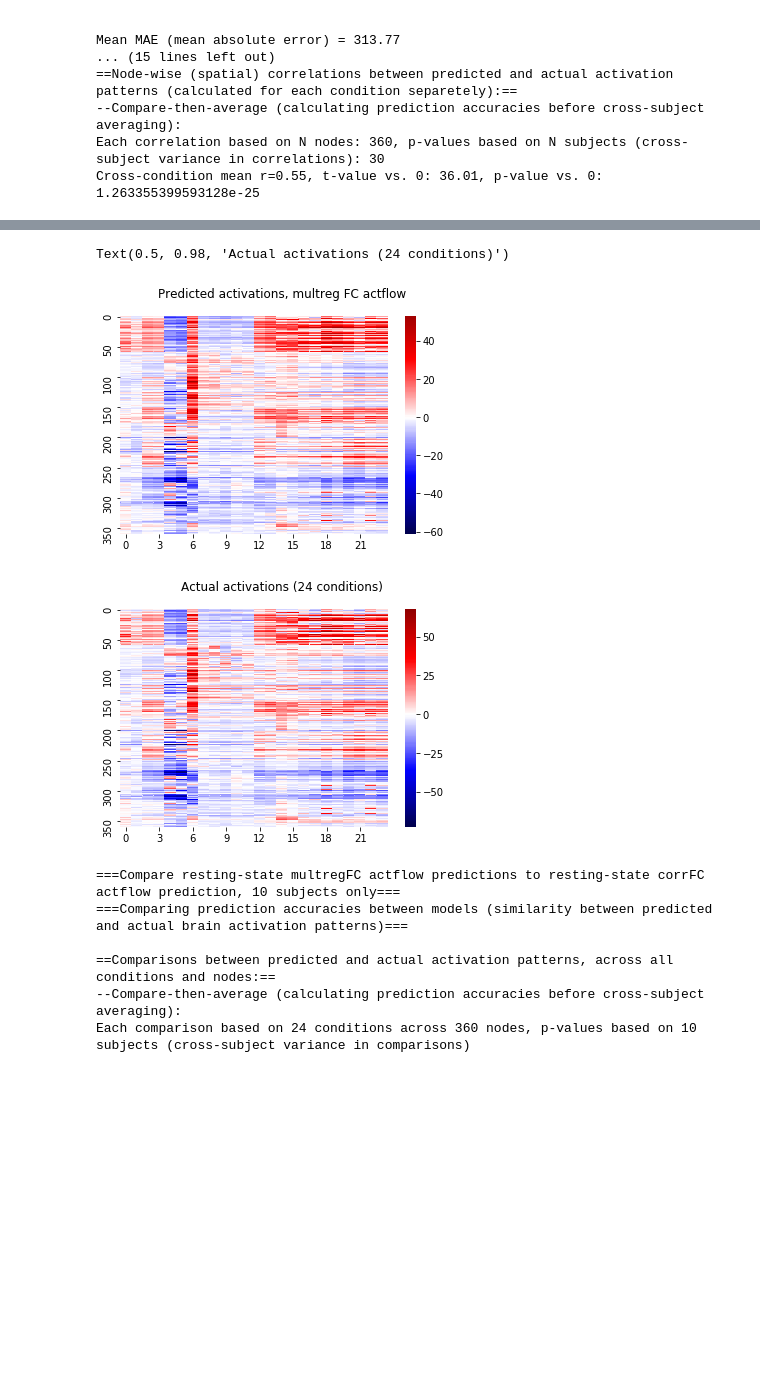
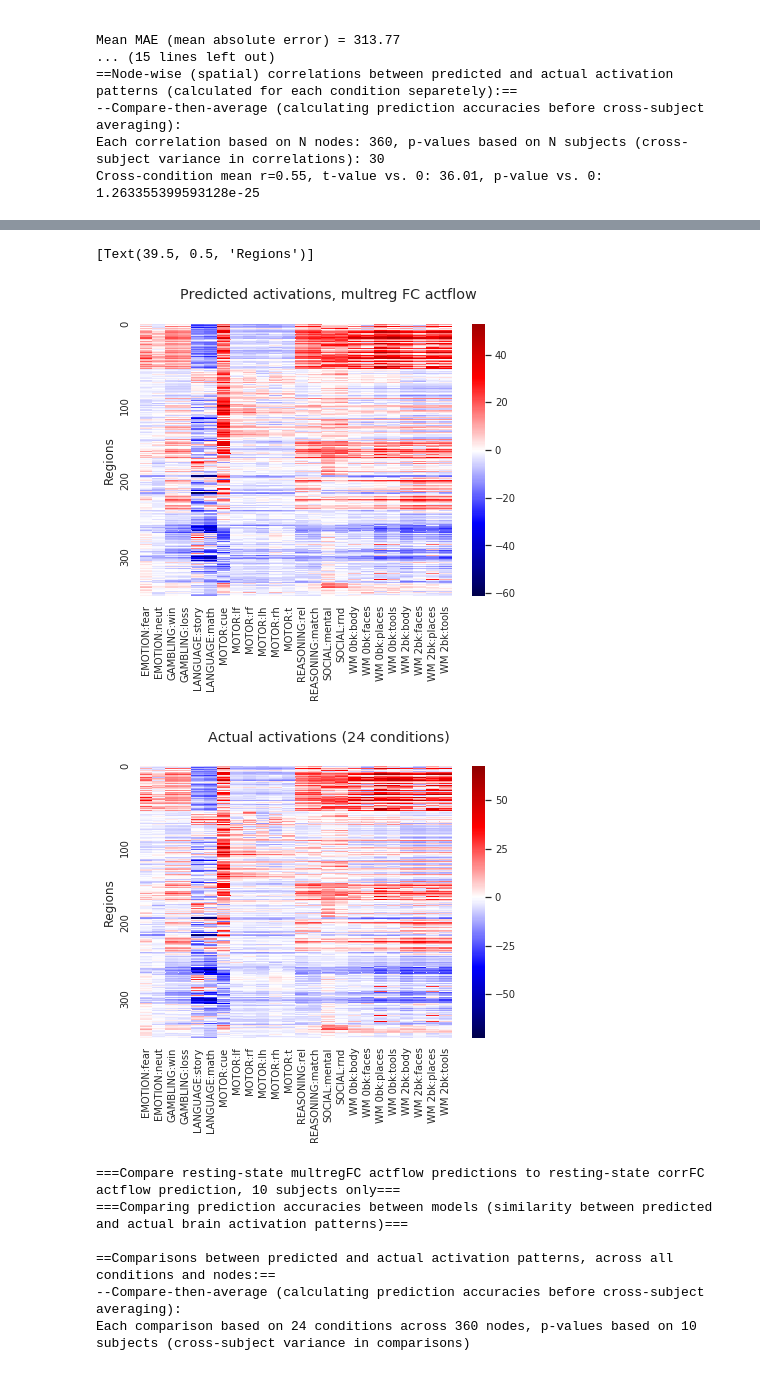
Before and after one commit to ColeLab/ActflowToolbox, a Jupyter notebook: examples/HCP_example.ipynb, the cells around one changed output, grey strips where cells are left out. Drawn from its saved outputs; the diff is of its cells as text; code cells hidden in the pictures; blank space fills up the shorter version.

```diff
--- a/examples/HCP_example.ipynb
+++ b/examples/HCP_example.ipynb
@@ -4,6 +4,7 @@
 import numpy as np
 import h5py
 import pkg_resources
+import matplotlib as mpl
 import matplotlib.pyplot as plt
 import seaborn as sns
 import sys
@@ -25,6 +26,11 @@ networkdef = np.loadtxt(networkpartition_dir + '/cortex_parcel_network_assignmen
 networkorder = np.asarray(sorted(range(len(networkdef)), key=lambda k: networkdef[k]))
 networkorder.shape = (len(networkorder),1)
 netorder=networkorder[:,0]
+orderedNetworks = ['VIS1','VIS2','SMN','CON','DAN','LAN','FPN','AUD','DMN','PMM','VMM','ORA']
+networkpalette = ['royalblue','slateblue','paleturquoise','darkorchid','limegreen',
+                  'lightseagreen','yellow','orchid','r','peru','orange','olivedrab']
+networkpalette = np.asarray(networkpalette)
+
 
 subjNums = ['100206','108020','117930','126325','133928','143224','153934','164636','174437',
             '183034','194443','204521','212823','268749','322224','385450','463040','529953',
@@ -33,3 +39,8 @@ subjNums = ['100206','108020','117930','126325','133928','143224','153934','1646
 numsubjs=np.shape(subjNums)[0]
 numnodes=360
 numtimepoints=1195
+
+taskConditions = ['EMOTION:fear','EMOTION:neut','GAMBLING:win','GAMBLING:loss','LANGUAGE:story','LANGUAGE:math',
+                  'MOTOR:cue','MOTOR:lf','MOTOR:rf','MOTOR:lh','MOTOR:rh','MOTOR:t','REASONING:rel',
+                  'REASONING:match','SOCIAL:mental','SOCIAL:rnd','WM 0bk:body','WM 0bk:faces','WM 0bk:places',
+                  'WM 0bk:tools','WM 2bk:body','WM 2bk:faces','WM 2bk:places','WM 2bk:tools']
@@ -90,0 +99,4 @@ Text(0.5, 0.98, 'Resting-state correlation FC')
+# %%
+#Visualize FC matrix
+fcmat=np.mean(restFC_corr[netorder,:,:][:,netorder,:],axis=2)
+actflow.tools.addNetColors_Seaborn(fcmat)
@@ -136,16 +158,18 @@ Text(0.5, 0.98, 'Resting-state multiple-regression FC')
 # %%
 #Visualize predicted and actual activation patterns, with multiple-regression FC
+plt.figure(figsize=[7,5])
+ax = sns.heatmap(np.mean(actflowOutput_restFCMReg_bycond['actPredVector_bytask_bysubj'],axis=2)[netorder,:],center=0,cmap='seismic',cbar=True,yticklabels=100,xticklabels=taskConditions)
+ax.figure.suptitle('Predicted activations, multreg FC actflow')
+ax.set(ylabel='Regions')
 
-ax = sns.heatmap(np.mean(actflowOutput_restFCMReg_bycond['actPredVector_bytask_bysubj'],axis=2)[netorder,:],center=0,cmap='seismic',cbar=True,yticklabels=50,xticklabels=3)
-ax.figure.suptitle('Predicted activations, multreg FC actflow')
-
-plt.figure()
-ax = sns.heatmap(np.mean(activations_bycond,axis=2)[netorder,:],center=0,cmap='seismic',cbar=True,yticklabels=50,xticklabels=3)
+plt.figure(figsize=[7,5])
+ax = sns.heatmap(np.mean(activations_bycond,axis=2)[netorder,:],center=0,cmap='seismic',cbar=True,yticklabels=100,xticklabels=taskConditions)
 ax.figure.suptitle('Actual activations (24 conditions)')
+ax.set(ylabel='Regions')
 # %% [output]
-Text(0.5, 0.98, 'Actual activations (24 conditions)')
+[Text(39.5, 0.5, 'Regions')]
-[figure, old version]
+[figure, new version]
-[figure, old version]
+[figure, new version]
 # %%
 print("===Compare resting-state multregFC actflow predictions to resting-state corrFC actflow prediction, 10 subjects only===")
 model_compare_RestMultRegFCVsRestCorrFC_Actflow = actflow.model_compare(target_actvect=actflowOutput_restFCCorr_bycond['actVect_actual_group'][:,:,0:10], model1_actvect=actflowOutput_restFCMReg_bycond['actPredVector_bytask_bysubj'], model2_actvect=actflowOutput_restFCCorr_bycond['actPredVector_bytask_bysubj'][:,:,0:10], full_report=True, print_report=True, print_by_condition=False)
```
Also changed, not shown: parts of 6 cells of this notebook, 5 other files.
